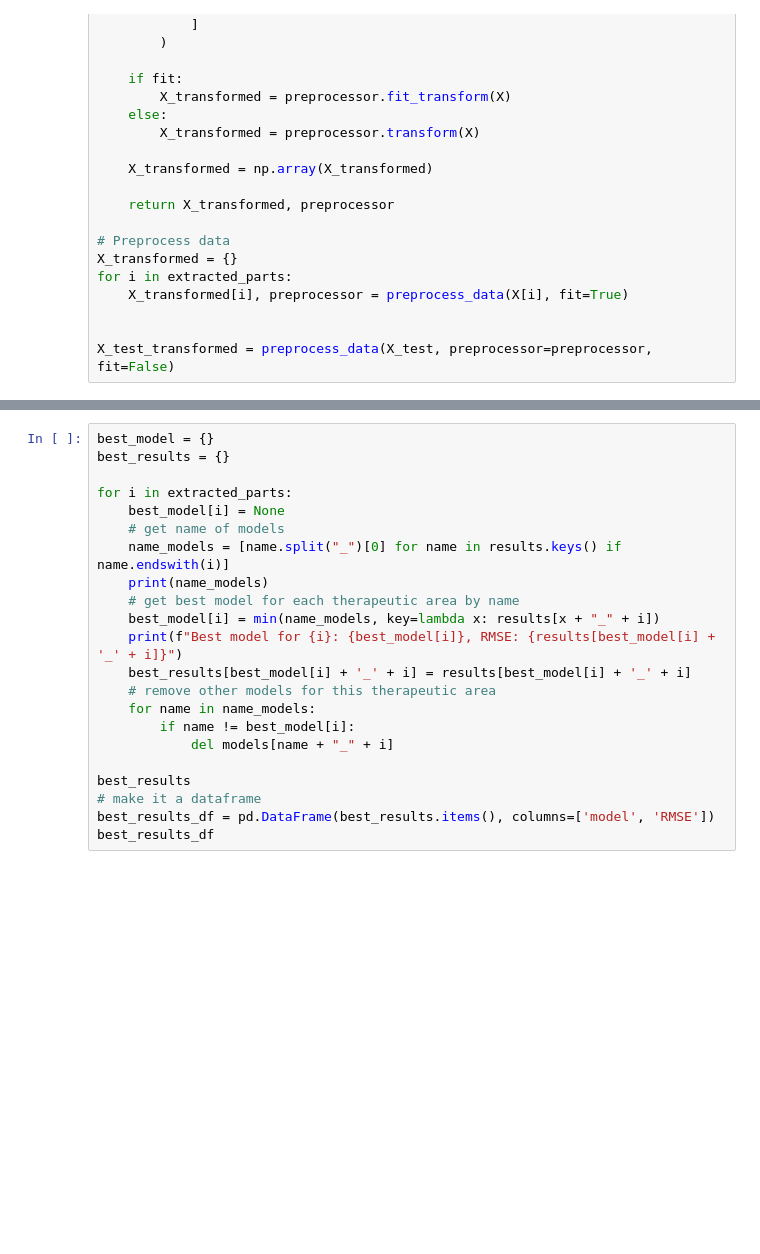
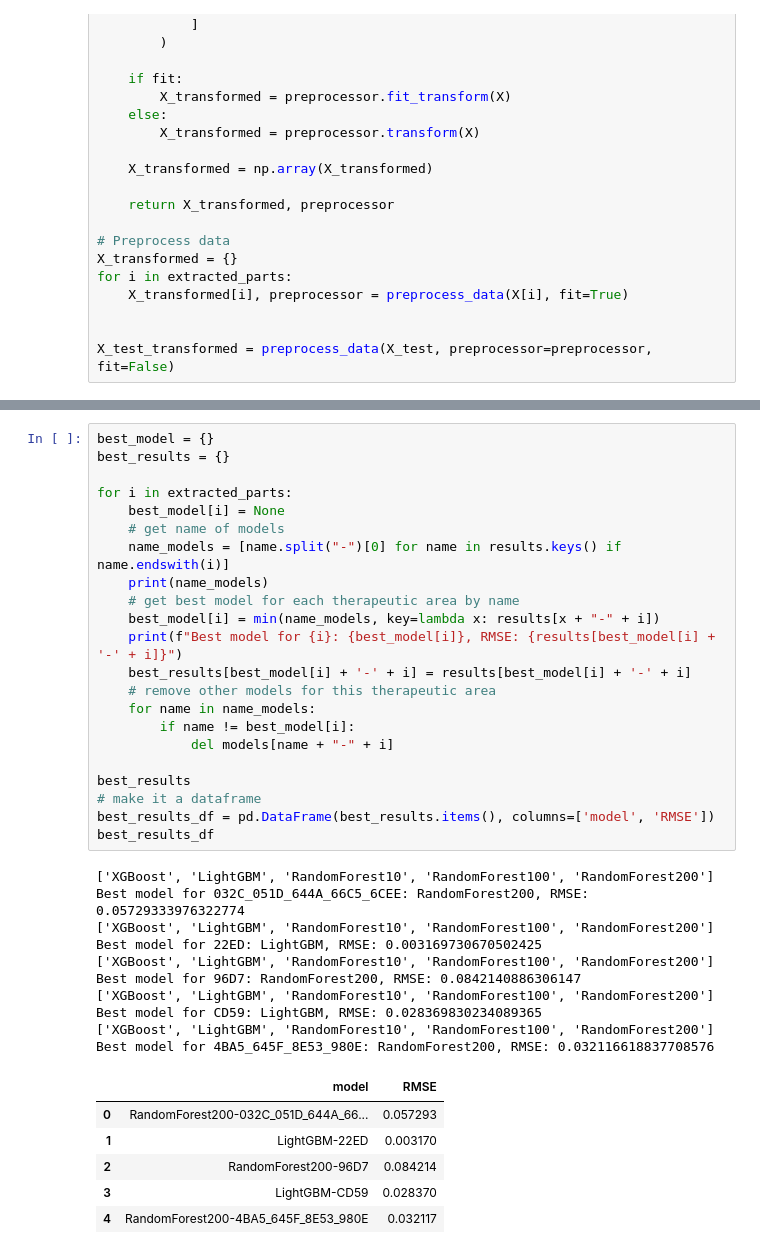
Before and after one commit to ferrandf/novartis-datathon, a Jupyter notebook: src/ml_models_therapeutical_multi.ipynb, the cells around one changed output, grey strips where cells are left out. Drawn from its saved outputs; the diff is of its cells as text; blank space fills up the shorter version.

```diff
--- a/src/ml_models_therapeutical_multi.ipynb
+++ b/src/ml_models_therapeutical_multi.ipynb
@@ -246,25 +239,42 @@ You can set `force_col_wise=true` to remove the overhead.
 # %%
 best_model = {}
 best_results = {}
 
 for i in extracted_parts:
     best_model[i] = None
     # get name of models
-    name_models = [name.split("_")[0] for name in results.keys() if name.endswith(i)]
+    name_models = [name.split("-")[0] for name in results.keys() if name.endswith(i)]
     print(name_models)
     # get best model for each therapeutic area by name
-    best_model[i] = min(name_models, key=lambda x: results[x + "_" + i])
-    print(f"Best model for {i}: {best_model[i]}, RMSE: {results[best_model[i] + '_' + i]}")
-    best_results[best_model[i] + '_' + i] = results[best_model[i] + '_' + i]
+    best_model[i] = min(name_models, key=lambda x: results[x + "-" + i])
+    print(f"Best model for {i}: {best_model[i]}, RMSE: {results[best_model[i] + '-' + i]}")
+    best_results[best_model[i] + '-' + i] = results[best_model[i] + '-' + i]
     # remove other models for this therapeutic area
     for name in name_models:
         if name != best_model[i]:
-            del models[name + "_" + i]
+            del models[name + "-" + i]
 
 best_results
 # make it a dataframe
 best_results_df = pd.DataFrame(best_results.items(), columns=['model', 'RMSE'])
 best_results_df
+# %% [output]
+['XGBoost', 'LightGBM', 'RandomForest10', 'RandomForest100', 'RandomForest200']
+Best model for 032C_051D_644A_66C5_6CEE: RandomForest200, RMSE: 0.05729333976322774
+['XGBoost', 'LightGBM', 'RandomForest10', 'RandomForest100', 'RandomForest200']
+Best model for 22ED: LightGBM, RMSE: 0.003169730670502425
+['XGBoost', 'LightGBM', 'RandomForest10', 'RandomForest100', 'RandomForest200']
+Best model for 96D7: RandomForest200, RMSE: 0.0842140886306147
+['XGBoost', 'LightGBM', 'RandomForest10', 'RandomForest100', 'RandomForest200']
+Best model for CD59: LightGBM, RMSE: 0.028369830234089365
+['XGBoost', 'LightGBM', 'RandomForest10', 'RandomForest100', 'RandomForest200']
+Best model for 4BA5_645F_8E53_980E: RandomForest200, RMSE: 0.032116618837708576
+|  | model | RMSE |
+| 0 | RandomForest200-032C_051D_644A_66... | 0.057293 |
+| 1 | LightGBM-22ED | 0.003170 |
+| 2 | RandomForest200-96D7 | 0.084214 |
+| 3 | LightGBM-CD59 | 0.028370 |
+| 4 | RandomForest200-4BA5_645F_8E53_980E | 0.032117 |
 # %%
 print(results)
 # Display RMSE results
```
Also changed, not shown: parts of 6 cells of this notebook.
